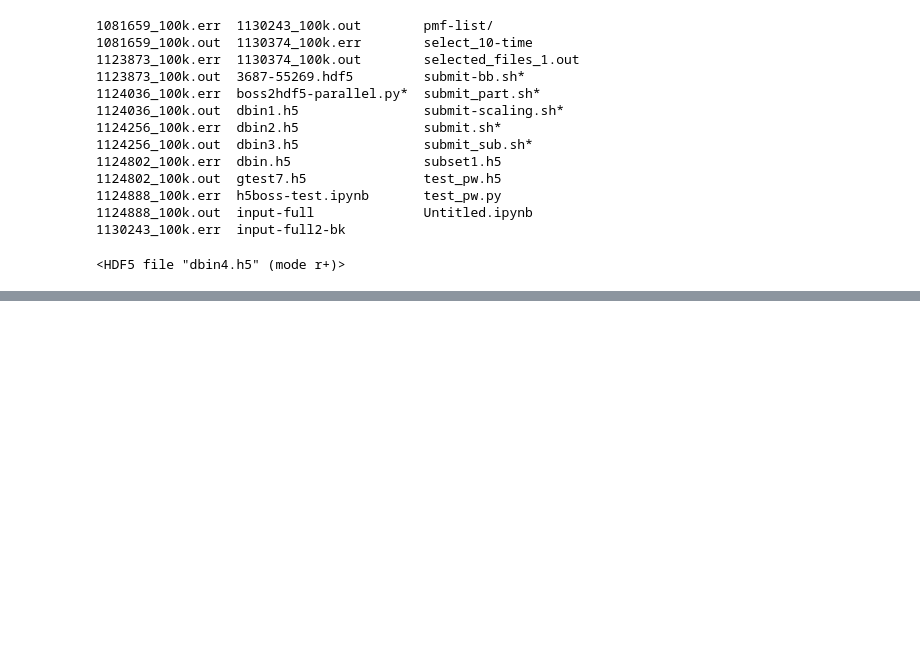
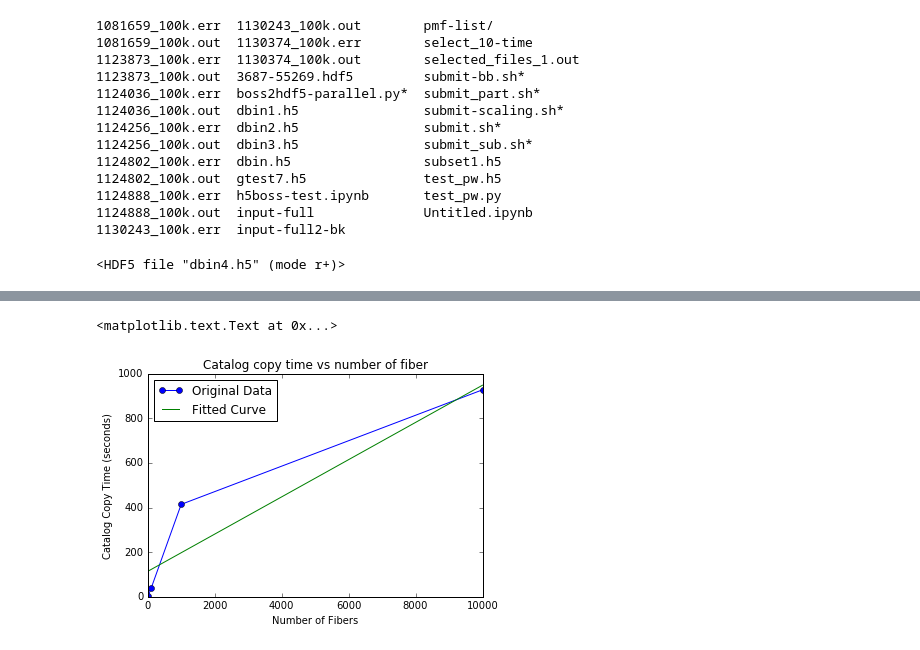
Before and after one commit to sbailey/h5boss, a Jupyter notebook: h5boss_py/demo/h5boss-test.ipynb, the cells around one changed output, grey strips where cells are left out. Drawn from its saved outputs; the diff is of its cells as text; code cells hidden in the pictures; blank space fills up the shorter version.

```diff
--- a/h5boss_py/demo/h5boss-test.ipynb
+++ b/h5boss_py/demo/h5boss-test.ipynb
@@ -227,0 +273,10 @@ ls
+# %%
+plt.plot(fiber_number,catalog_copy_time,'-o',label='Original Data')
+plt.plot(fiber_number,func(fiber_number,*popt_cata),label="Fitted Curve")
+plt.legend(loc='upper left')
+plt.title("Catalog copy time vs number of fiber")
+plt.xlabel(r"Number of Fibers")
+plt.ylabel(r"Catalog Copy Time (seconds)")
+# %% [output]
+<matplotlib.text.Text at 0x...>
+[figure, added]
```
Also changed, not shown: parts of 5 cells of this notebook, 6 other files.
